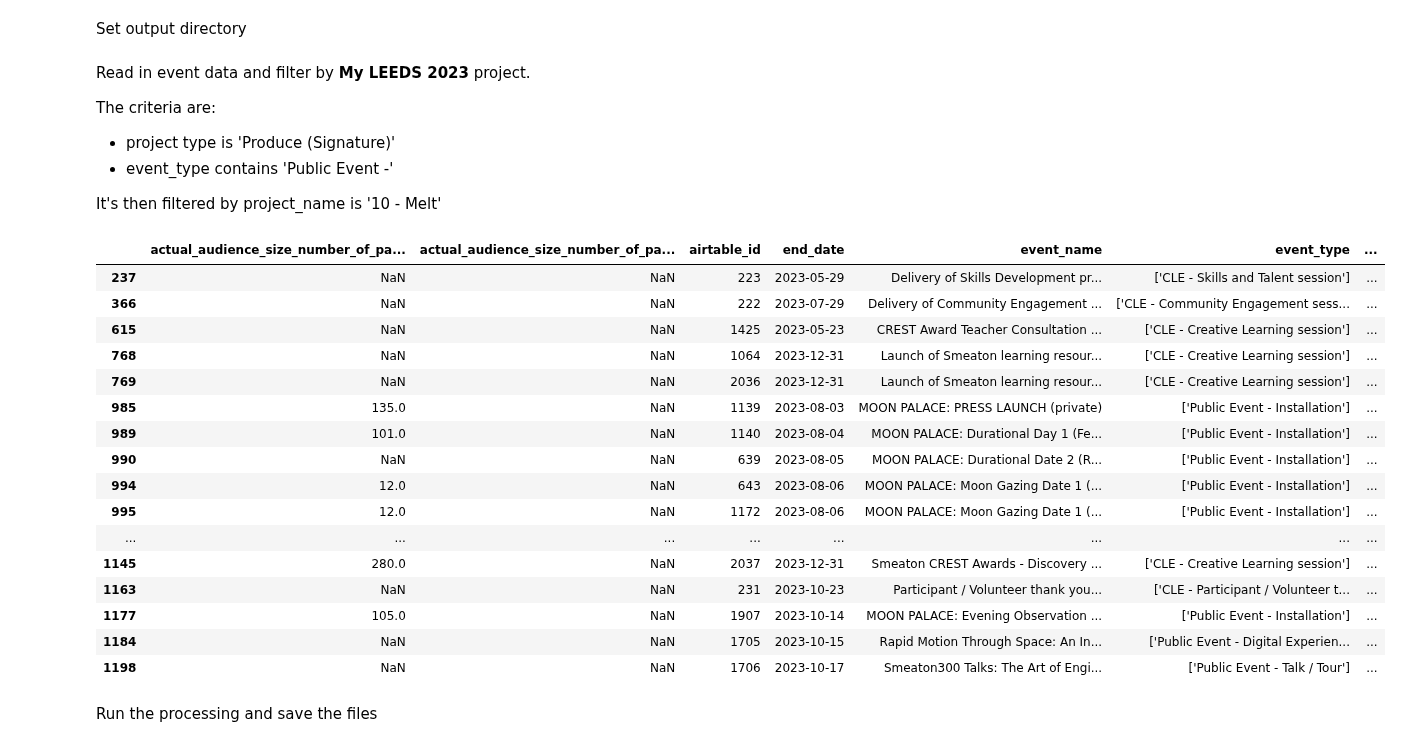
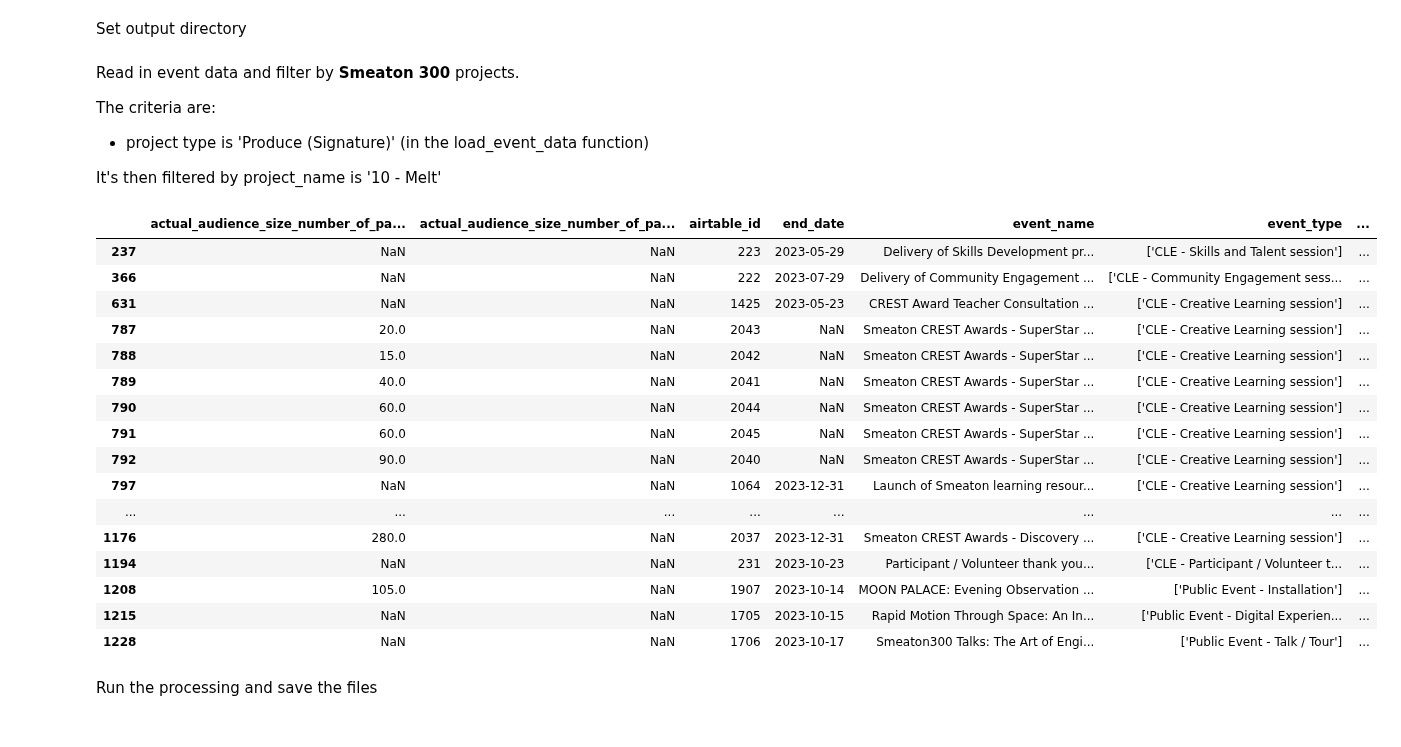
Before and after one commit to open-innovations/leeds-2023, a Jupyter notebook: working/output/smeaton-300.ipynb, the cells around one changed output. Saved outputs shown, nothing was run; the diff lists cells and outputs as text; code cells hidden in the pictures.

Commit message:
Externalise the signature filters

```diff
--- a/working/output/smeaton-300.ipynb
+++ b/working/output/smeaton-300.ipynb
@@ -10,41 +9,43 @@ Set output directory
 # %%
 OUT_DIR = '../../../../docs/metrics/events/smeaton-300/_data/events'
 # %% [markdown]
-Read in event data and filter by **My LEEDS 2023** project.
+Read in event data and filter by **Smeaton 300** projects.
 
 The criteria are:
 
-* project type is 'Produce (Signature)'
-* event_type contains 'Public Event -'
+* project type is 'Produce (Signature)' (in the load_event_data function)
 
 It's then filtered by project_name is '10 - Melt'
 # %%
 project_names = [
   '09 - Smeaton300: Moon Palace East Leeds Observatory',
   '09 - Smeaton300: Learning programme',
   '09 - Smeaton300: Talks and Discussions'
 ]
-data = load_raw_data()
+data = (
+  load_raw_data()
+    # .pipe(filter_signature_events)
+)
 data = data.loc[data.project_name.isin(project_names)]
 data
 # %% [output]
 |  | actual_audience_size_number_of_pa... | actual_audience_size_number_of_pa... | airtable_id | end_date | event_name | event_type | ... |
 | 237 | NaN | NaN | 223 | 2023-05-29 | Delivery of Skills Development pr... | ['CLE - Skills and Talent session'] | ... |
 | 366 | NaN | NaN | 222 | 2023-07-29 | Delivery of Community Engagement ... | ['CLE - Community Engagement sess... | ... |
-| 615 | NaN | NaN | 1425 | 2023-05-23 | CREST Award Teacher Consultation ... | ['CLE - Creative Learning session'] | ... |
-| 768 | NaN | NaN | 1064 | 2023-12-31 | Launch of Smeaton learning resour... | ['CLE - Creative Learning session'] | ... |
-| 769 | NaN | NaN | 2036 | 2023-12-31 | Launch of Smeaton learning resour... | ['CLE - Creative Learning session'] | ... |
-| 985 | 135.0 | NaN | 1139 | 2023-08-03 | MOON PALACE: PRESS LAUNCH (private) | ['Public Event - Installation'] | ... |
-| 989 | 101.0 | NaN | 1140 | 2023-08-04 | MOON PALACE: Durational Day 1 (Fe... | ['Public Event - Installation'] | ... |
-| 990 | NaN | NaN | 639 | 2023-08-05 | MOON PALACE: Durational Date 2 (R... | ['Public Event - Installation'] | ... |
-| 994 | 12.0 | NaN | 643 | 2023-08-06 | MOON PALACE: Moon Gazing Date 1 (... | ['Public Event - Installation'] | ... |
-| 995 | 12.0 | NaN | 1172 | 2023-08-06 | MOON PALACE: Moon Gazing Date 1 (... | ['Public Event - Installation'] | ... |
+| 631 | NaN | NaN | 1425 | 2023-05-23 | CREST Award Teacher Consultation ... | ['CLE - Creative Learning session'] | ... |
+| 787 | 20.0 | NaN | 2043 | NaN | Smeaton CREST Awards - SuperStar ... | ['CLE - Creative Learning session'] | ... |
+| 788 | 15.0 | NaN | 2042 | NaN | Smeaton CREST Awards - SuperStar ... | ['CLE - Creative Learning session'] | ... |
+| 789 | 40.0 | NaN | 2041 | NaN | Smeaton CREST Awards - SuperStar ... | ['CLE - Creative Learning session'] | ... |
+| 790 | 60.0 | NaN | 2044 | NaN | Smeaton CREST Awards - SuperStar ... | ['CLE - Creative Learning session'] | ... |
+| 791 | 60.0 | NaN | 2045 | NaN | Smeaton CREST Awards - SuperStar ... | ['CLE - Creative Learning session'] | ... |
+| 792 | 90.0 | NaN | 2040 | NaN | Smeaton CREST Awards - SuperStar ... | ['CLE - Creative Learning session'] | ... |
+| 797 | NaN | NaN | 1064 | 2023-12-31 | Launch of Smeaton learning resour... | ['CLE - Creative Learning session'] | ... |
 | ... | ... | ... | ... | ... | ... | ... | ... |
-| 1145 | 280.0 | NaN | 2037 | 2023-12-31 | Smeaton CREST Awards - Discovery ... | ['CLE - Creative Learning session'] | ... |
-| 1163 | NaN | NaN | 231 | 2023-10-23 | Participant / Volunteer thank you... | ['CLE - Participant / Volunteer t... | ... |
-| 1177 | 105.0 | NaN | 1907 | 2023-10-14 | MOON PALACE: Evening Observation ... | ['Public Event - Installation'] | ... |
-| 1184 | NaN | NaN | 1705 | 2023-10-15 | Rapid Motion Through Space: An In... | ['Public Event - Digital Experien... | ... |
-| 1198 | NaN | NaN | 1706 | 2023-10-17 | Smeaton300 Talks: The Art of Engi... | ['Public Event - Talk / Tour'] | ... |
+| 1176 | 280.0 | NaN | 2037 | 2023-12-31 | Smeaton CREST Awards - Discovery ... | ['CLE - Creative Learning session'] | ... |
+| 1194 | NaN | NaN | 231 | 2023-10-23 | Participant / Volunteer thank you... | ['CLE - Participant / Volunteer t... | ... |
+| 1208 | 105.0 | NaN | 1907 | 2023-10-14 | MOON PALACE: Evening Observation ... | ['Public Event - Installation'] | ... |
+| 1215 | NaN | NaN | 1705 | 2023-10-15 | Rapid Motion Through Space: An In... | ['Public Event - Digital Experien... | ... |
+| 1228 | NaN | NaN | 1706 | 2023-10-17 | Smeaton300 Talks: The Art of Engi... | ['Public Event - Talk / Tour'] | ... |
 # %% [markdown]
 Run the processing and save the files
 # %%
```
Also changed, not shown: parts of 1 cell of this notebook, 36 other files.
